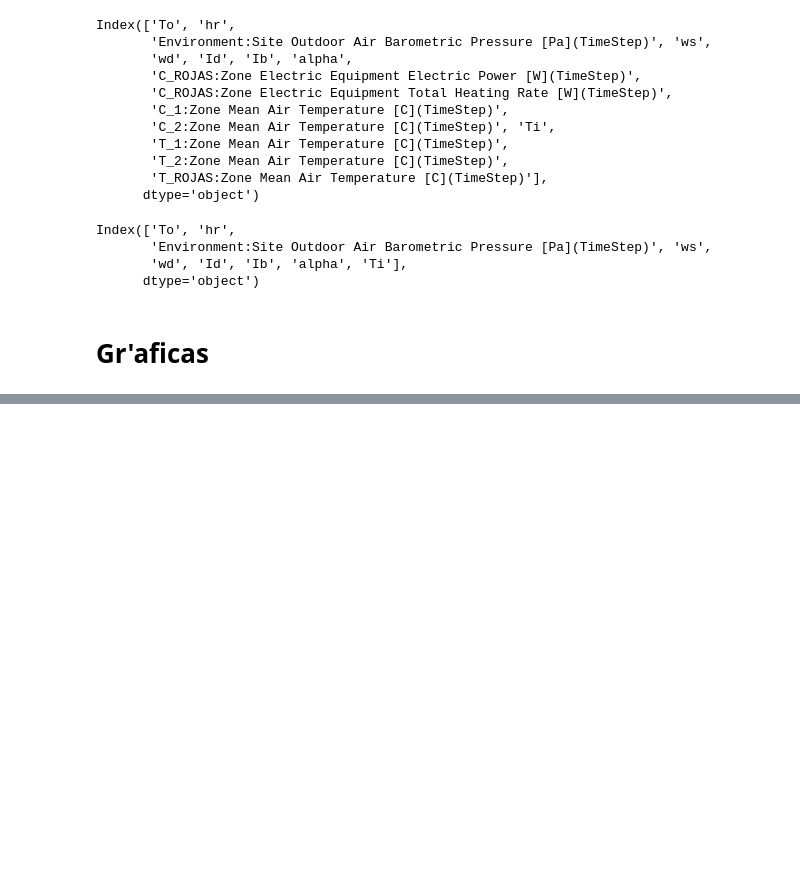
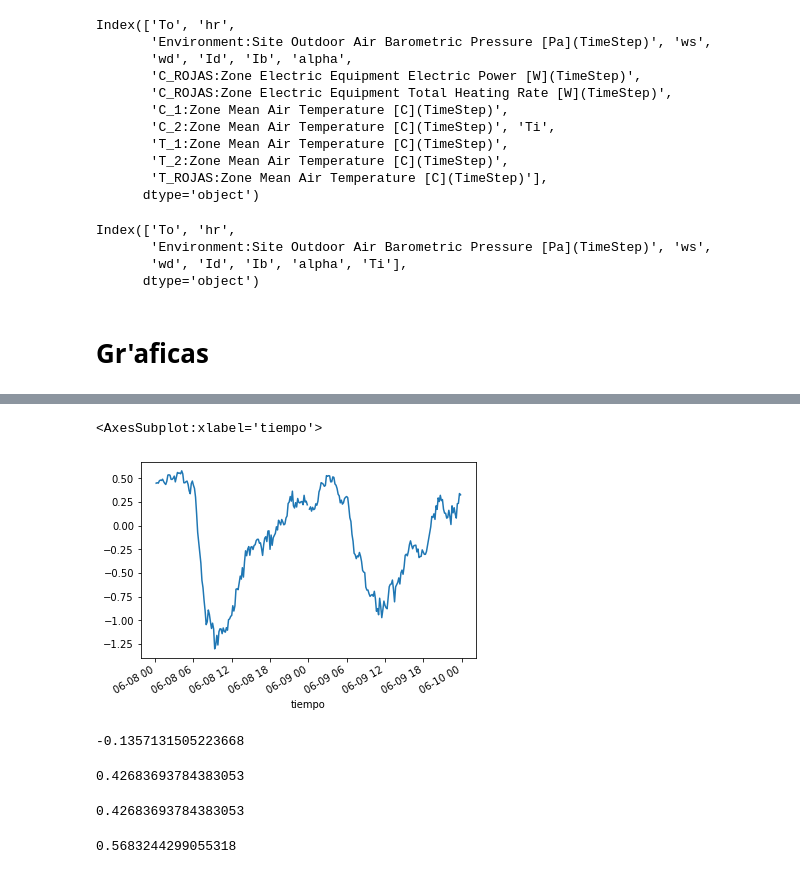
Before and after one commit to AltamarMx/mas20problemas, a Jupyter notebook: notebooks/009_error_3casos.ipynb, the cells around one changed output, grey strips where cells are left out. Drawn from its saved outputs; the diff is of its cells as text; code cells hidden in the pictures; blank space fills up the shorter version.

```diff
--- a/notebooks/009_error_3casos.ipynb
+++ b/notebooks/009_error_3casos.ipynb
@@ -93,0 +153,14 @@ ax.legend()
+# %%
+(exp_fechas.Ti - za_fechas.Ti).plot()
+# %% [output]
+<AxesSubplot:xlabel='tiempo'>
+[figure, added]
+# %%
+(exp_fechas.Ti - za_fechas.Ti).mean()
+# %% [output]
+-0.1357131505223668
+# %%
+
+(abs(exp_fechas.Ti - za_fechas.Ti)).mean()
+# %% [output]
+0.42683693784383053
@@ -93,0 +171,8 @@ ax.legend()
+# %%
+error_za
+# %% [output]
+0.42683693784383053
+# %%
+error_ae
+# %% [output]
+0.5683244299055318
```
Also changed, not shown: parts of 9 cells of this notebook, 1 other file.
